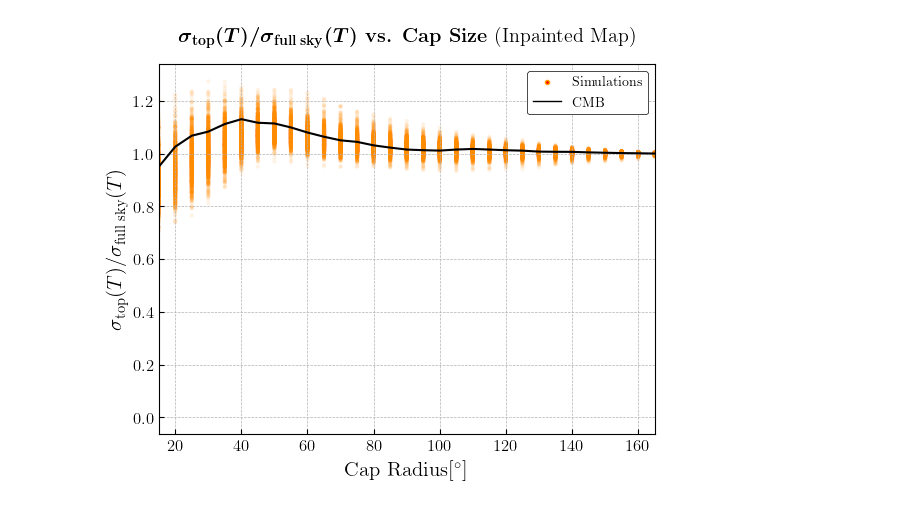
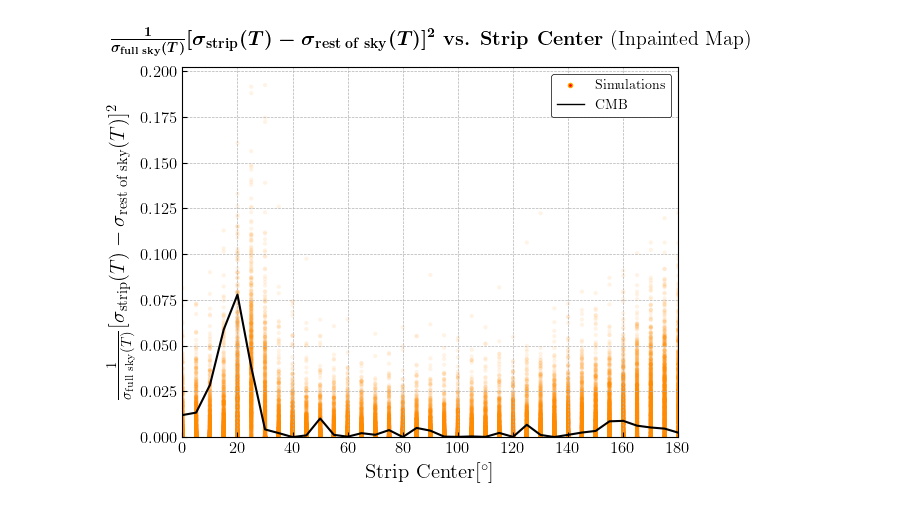
Before and after one commit to jamshidi3d/cmb_anomaly_detection, a Jupyter notebook: plotting.ipynb, the cells around one changed output. Drawn from its saved outputs; the diff is of its cells as text; code cells hidden in the pictures.

Commit message:
a_l added, plots corrected

```diff
--- a/plotting.ipynb
+++ b/plotting.ipynb
@@ -15,74 +15,68 @@ plt.rcParams['ytick.major.size'] = 3.5
 plt.rcParams['xtick.labelsize']  = 12
 plt.rcParams['ytick.labelsize']  = 12
 
-def custom_save_fig(fig, fpath):
+def custom_save_fig(fig, **kwargs):
+    mask_txt = 'masked' if kwargs['is_masked'] else'inpainted'
+    fdir     = './output/plots/{}/{}/'.format(mask_txt, kwargs['geom_flag'].lower())
+    fdir     = cau.output.ensure_path(fdir)
+    fpath    = fdir + '{}_{}_{}_{}_mac'.format(
+        mask_txt.lower(),
+        kwargs['geom_flag'].lower(),
+        kwargs['measure_flag'].lower(),
+        kwargs['dir_cap_size'],
+    )
     for ftype in ['.png', '.pdf']:
         fig.savefig(fpath + ftype, facecolor=(1,1,1,0), dpi=300, transparent=True)
 # %%
 kwargs = {
 'base_path':    './output/measure_results_mac_dir/',
+'dir_cap_size': 30,
+'geom_flag':    cau.const.STRIP_FLAG,
+'measure_flag': cau.const.NORM_D_STD2_FLAG,
+'is_masked':    False,
 'observable':   cau.const.OBS_T,
 'tpcf_mode':    cau.const.TPCF_TT,
-'is_masked':    False,
-'dir_cap':      '50cap',
-'geom_flag':    cau.const.CAP_FLAG,
-'measure_flag': cau.const.NORM_STD_FLAG,
 }
+geom_range  = cau.file_reader.read_geom_range_precalc(**kwargs)
+cmb_measure = cau.file_reader.read_cmb_precalc(**kwargs)
+iter_sims_measure   = cau.file_reader.iter_read_sims_precalc(**kwargs)
 
-out_path    = cau.output.ensure_output_path(**kwargs)
-fnames      = os.listdir(out_path)
-range_fname = [name for name in fnames if 'range' in name ][0]
-ang_txt     = kwargs['dir_cap']
-cmb_yval_fname   = [name for name in fnames if 'cmb' in name and str(ang_txt) in name][0]
-sims_yval_fnames = [name for name in fnames if 'sim' in name and str(ang_txt) in name]
-
-_range   = np.loadtxt(out_path + range_fname)
-cmb_yval = np.loadtxt(out_path + cmb_yval_fname)
-argmax   = 4#np.argmax(cmb_yval)
-
+argmax   = np.argmax(cmb_measure)
 p_value = 0
 
 with plt.style.context('bmh'):
     fig, ax=plt.subplots()
-    # simulations
-    for fname in sims_yval_fnames:
-        sim_yval    = np.loadtxt(out_path + fname)
-        if sim_yval[argmax] > cmb_yval[argmax]:
+    # Simulations
+    for sim_measure in iter_sims_measure:
+        if sim_measure[argmax] > cmb_measure[argmax]:
             p_value += 1
-        ax.scatter(_range, sim_yval,
-                   marker='.', edgecolors='none', linewidths=1, c='darkorange', alpha=.1)
-    # cmb
-    ax.plot(_range, cmb_yval, color='k', linewidth=1.5)
-    # labels
+        ax.scatter(geom_range, sim_measure,
+                marker='.', edgecolors='none', linewidths=1, c='darkorange', alpha=.1)
+    # CMB
+    ax.plot(geom_range, cmb_measure, color='k', linewidth=1.5)
+    # Labels
     ax.set_xlabel(cau.output.get_xlabel_tex(**kwargs), size=15)
     ax.set_ylabel(cau.output.get_ylabel_tex(**kwargs), size=15)
     ax.set_title(cau.output.get_title_tex(**kwargs), y = 1.04)
-    # limits
-    ax.set_xlim(xmin = 15, xmax = 165)
-    # ax.relim(True)
-    # ax.autoscale_view()
-    # ax.set_ylim(ymin = 60)#, ymax = 1000)
-    # legends
+    # Limits
+    if kwargs.get('geom_flag') == cau.const.CAP_FLAG:
+        ax.set_xlim(xmin = 15, xmax = 165)
+    else:
+        ax.set_xlim(xmin = 0, xmax = 180)
+    if kwargs.get('measure_flag') in [cau.const.D_STD2_FLAG, cau.const.NORM_D_STD2_FLAG, cau.const.D_CORR2_FLAG]:
+        ax.set_ylim(ymin = 0)
+    # ax.set_ylim(ymin = 0, ymax = 1000)
+    # Legends
     sample_curves = [
         Line2D([0], [0], ls='none', color='orange', lw=1, marker='.', markerfacecolor='r'),
         Line2D([0], [0], ls='-', color='k', lw=1),
         ]
-    measure_text = cau.output.get_measure_tex(**kwargs)
     ax.legend(sample_curves, [r'Simulations', r'CMB'], loc=1)
     ax.set_facecolor('white')
     # Axis colors
     for spine in ax.spines.keys(): ax.spines[spine].set_color('k')
     # Save fig
-    mask_txt = 'masked' if kwargs['is_masked'] else'inpainted'
-    fdir     = './output/plots/{}/{}/'.format(mask_txt, kwargs['geom_flag'].lower())
-    fdir     = cau.output.ensure_path(fdir)
-    fpath    = fdir + '{}_{}_{}_{}_mac'.format(
-        mask_txt.lower(),
-        kwargs['geom_flag'].lower(),
-        kwargs['measure_flag'].lower(),
-        kwargs['dir_cap'].lower(),
-    )
-    custom_save_fig(fig, fpath)
+    custom_save_fig(fig, **kwargs)
 
 print(p_value / 1000)
 plt.show()
@@ -91 +85 @@ plt.show()
-[figure, old version]
+[figure, new version]
```
Also changed, not shown: parts of 3 cells of this notebook, 2 other files.
